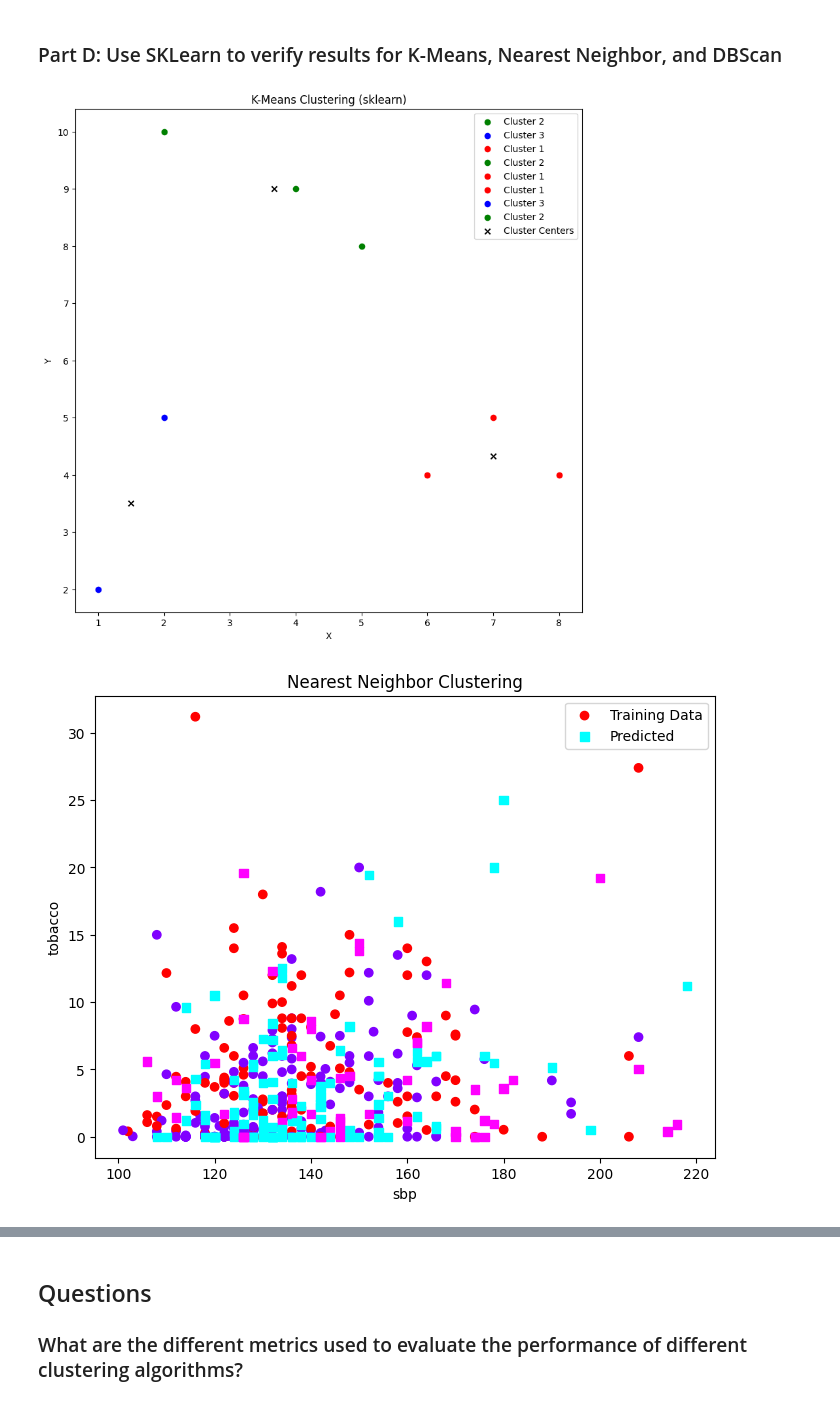
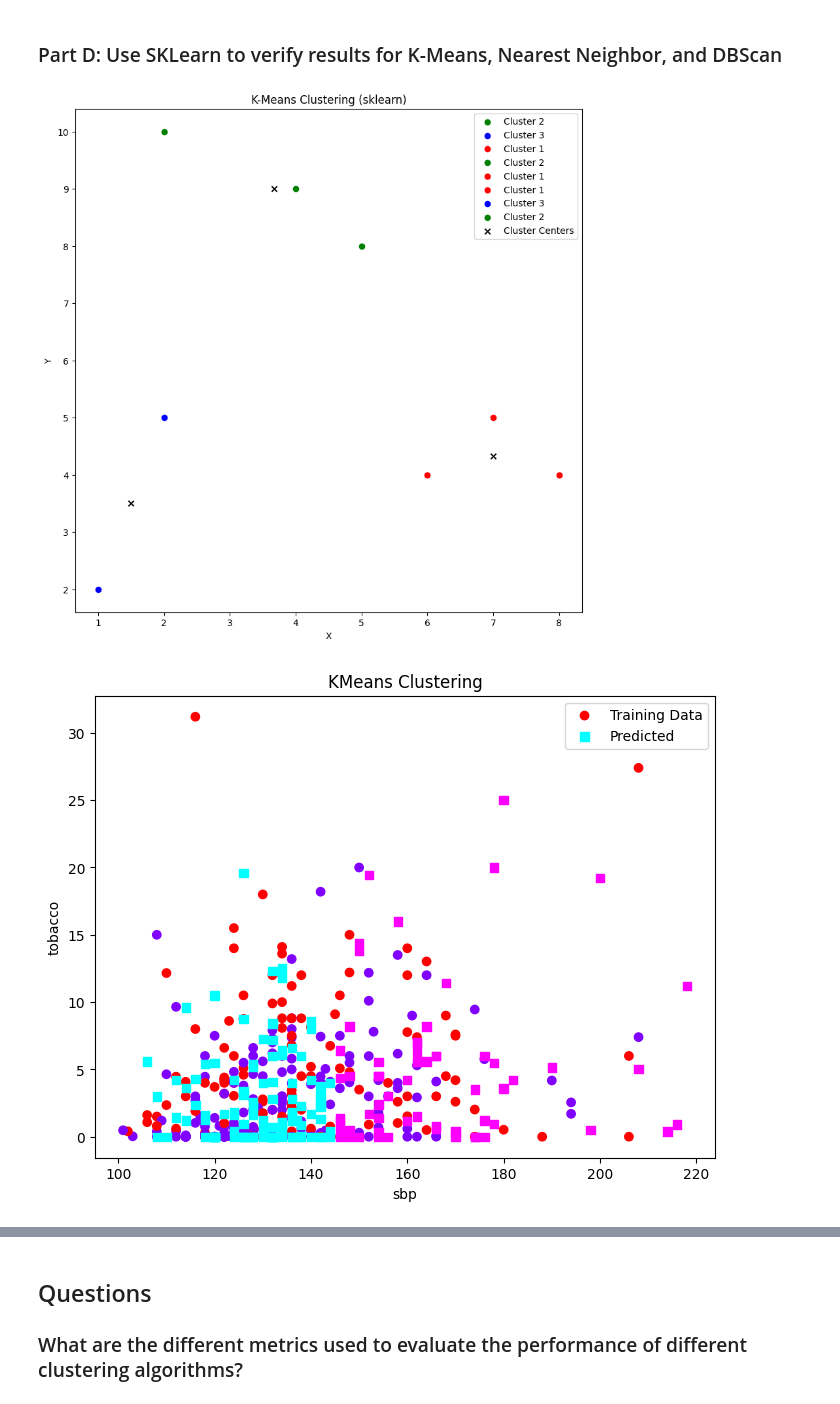
Before and after one commit to janakan2466/ml-samples, a Jupyter notebook: Janakan_Sivaloganathan_Lab_3.ipynb, the cells around one changed output, grey strips where cells are left out. Saved outputs shown, nothing was run; the diff lists cells and outputs as text; code cells hidden in the pictures.

```diff
--- a/Janakan_Sivaloganathan_Lab_3.ipynb
+++ b/Janakan_Sivaloganathan_Lab_3.ipynb
@@ -17,13 +20,15 @@ import seaborn as sns
 import math
 # %%
 # Dataset 1
-data = np.array([[2, 10], [2, 5], [8, 4], [5, 8], [7, 5], [6, 4], [1, 2], [4, 9]])
+dataset_1 = np.array([[2, 10], [2, 5], [8, 4], [5, 8], [7, 5], [6, 4], [1, 2], [4, 9]])
 
 # Dataset 2
-df = pd.read_csv('https://raw.githubusercontent.com/tofighi/MachineLearning/master/datasets/heart.csv')
+df = pd.read_csv(
+    "https://raw.githubusercontent.com/tofighi/MachineLearning/master/datasets/heart.csv"
+)
 df.head()
 
-initial_centers = np.array([data[1], data[2], data[7]])
+initial_centers = np.array([dataset_1[1], dataset_1[2], dataset_1[7]])
 
 df_test = df[:300]
 df_actual = df[300:]
@@ -434,8 +624,10 @@ def db_scan_algorithm():
 ### Part D: Use SKLearn to verify results for K-Means, Nearest Neighbor, and DBScan
 # %%
 # Q16. Observations and comparisons
+# K-Means clustering with 3 clusters
+data = np.array([[2, 10], [2, 5], [8, 4], [5, 8], [7, 5], [6, 4], [1, 2], [4, 9]])
 
-# K-Means clustering with 3 clusters
+# Create KMeans instance with 3 clusters
 kmeans = KMeans(n_clusters=3, random_state=0)
 
 # Fit the data to the KMeans model
@@ -448,61 +640,84 @@ cluster_centers = kmeans.cluster_centers_
 # Plotting
 plt.figure(figsize=(10, 10))
 
 # Plotting clusters
 for i, point in enumerate(data):
     if cluster_labels[i] == 0:
-        plt.scatter(point[0], point[1], color='red', label='Cluster 1')
+        plt.scatter(point[0], point[1], color="red", label="Cluster 1")
     elif cluster_labels[i] == 1:
-        plt.scatter(point[0], point[1], color='green', label='Cluster 2')
+        plt.scatter(point[0], point[1], color="green", label="Cluster 2")
     else:
-        plt.scatter(point[0], point[1], color='blue', label='Cluster 3')
+        plt.scatter(point[0], point[1], color="blue", label="Cluster 3")
 
-plt.scatter(cluster_centers[:, 0], cluster_centers[:, 1], color='black', marker='x', label='Cluster Centers')
-plt.xlabel('X')
-plt.ylabel('Y')
-plt.title('K-Means Clustering (sklearn)')
+plt.scatter(
+    cluster_centers[:, 0],
+    cluster_centers[:, 1],
+    color="black",
+    marker="x",
+    label="Cluster Centers",
+)
+plt.xlabel("X")
+plt.ylabel("Y")
+plt.title("K-Means Clustering (sklearn)")
 plt.legend()
 plt.show()
 
-# DBScan clustering
+### Dataset 2
 
+# Load the data
+data = pd.read_csv(
+    "https://raw.githubusercontent.com/tofighi/MachineLearning/master/datasets/heart.csv"
+)
 
-# Nearest Neighbours
-df = df[['sbp', 'tobacco', 'chd']]
+# Extract 'sbp', 'tobacco', and 'chd' columns
+df = data[["sbp", "tobacco", "chd"]]
 
 # Split the data into training and testing sets
 train_data = df.iloc[:300]
 test_data = df.iloc[300:]
 
-# Perform Nearest Neighbor clustering using scikit-learn
-X_train = train_data[['sbp', 'tobacco']]
-y_train = train_data['chd']
-X_test = test_data[['sbp', 'tobacco']]
-y_test = test_data['chd']
+# Perform KMeans clustering using scikit-learn
+X_train = train_data[["sbp", "tobacco"]]
+y_train = train_data["chd"]
+X_test = test_data[["sbp", "tobacco"]]
+y_test = test_data["chd"]
 
-knn = KNeighborsClassifier(n_neighbors=1)
-knn.fit(X_train, y_train)
-predictions = knn.predict(X_test)
+kmeans = KMeans(n_clusters=2, random_state=0)
+kmeans.fit(X_train)
 
-# Calculate accuracy using scikit-learn
-accuracy = accuracy_score(y_test, predictions) * 100
+# Predict the clusters for the test data
+predictions = kmeans.predict(X_test)
 
 # Plotting the data points with cluster assignments
 plt.figure(figsize=(8, 6))
-plt.scatter(train_data['sbp'], train_data['tobacco'], c=train_data['chd'], cmap='rainbow', label='Training Data')
-plt.scatter(X_test['sbp'], X_test['tobacco'], c=predictions, cmap='cool', marker='s', label='Predicted')
-plt.xlabel('sbp')
-plt.ylabel('tobacco')
-plt.title('Nearest Neighbor Clustering')
+plt.scatter(
+    train_data["sbp"],
+    train_data["tobacco"],
+    c=train_data["chd"],
+    cmap="rainbow",
+    label="Training Data",
+)
+plt.scatter(
+    X_test["sbp"],
+    X_test["tobacco"],
+    c=predictions,
+    cmap="cool",
+    marker="s",
+    label="Predicted",
+)
+plt.xlabel("sbp")
+plt.ylabel("tobacco")
+plt.title("KMeans Clustering")
 plt.legend()
 plt.show()
 
-# Print accuracy
-print(f"Accuracy: {accuracy:.2f}%")
+# Calculate silhouette score
+silhouette = silhouette_score(X_test, predictions)
 
-# Verify the results for Dataset 1
-
-# Verify the results for Dataset 2
+# Print silhouette score
+print(f"Silhouette Score: {silhouette:.2f}")
+predicted_labels = [0 if cluster == 1 else 1 for cluster in predictions]
+accuracy = accuracy_score(y_test, predicted_labels)
 # %% [output]
 [figure]
-[figure, old version]
+[figure, new version]
```
Also changed, not shown: parts of 17 cells of this notebook.
